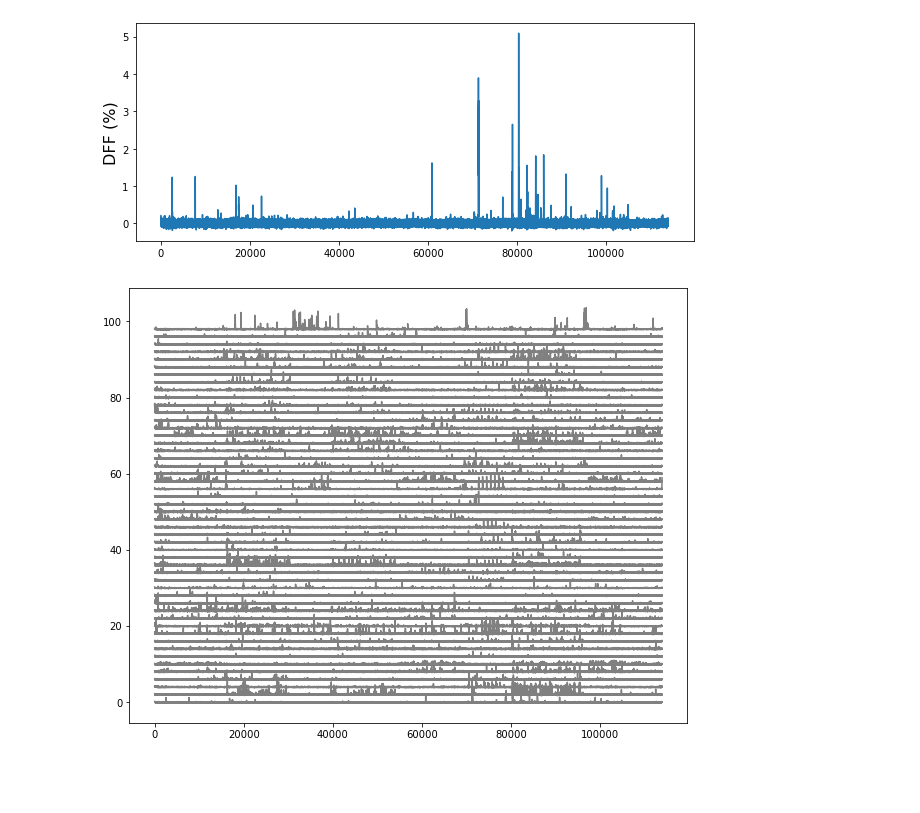
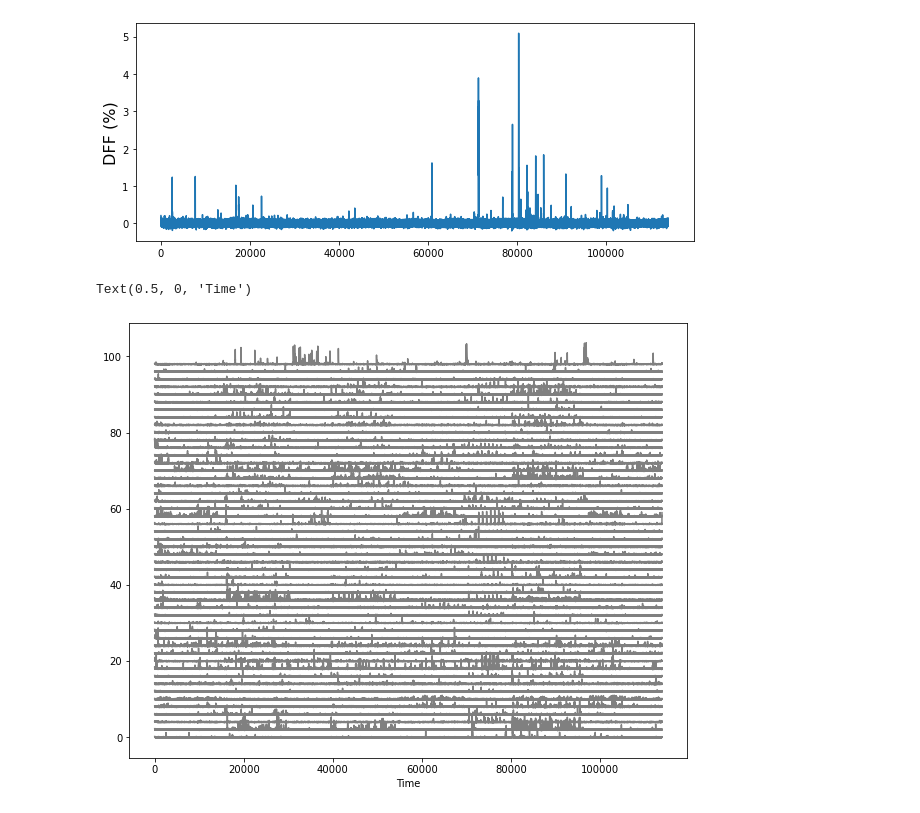
Before and after one commit to arunneru/AllenInst_Neuro, a Jupyter notebook: followingTuts_2Photon.ipynb, the cells around one changed output. Drawn from its saved outputs; the diff is of its cells as text; code cells hidden in the pictures; blank space fills up the shorter version.

```diff
--- a/followingTuts_2Photon.ipynb
+++ b/followingTuts_2Photon.ipynb
@@ -159,6 +159,8 @@ Text(0, 0.5, 'DFF (%)')
 # %%
 plt.figure(figsize=(10,8))
 for i in range(50):
     plt.plot(dff[i,:]+i*2, color="grey")
+plt.xlabel("Time")
 # %% [output]
+Text(0.5, 0, 'Time')
-[figure, old version]
+[figure, new version]
```
Also changed, not shown: parts of 7 cells of this notebook.
